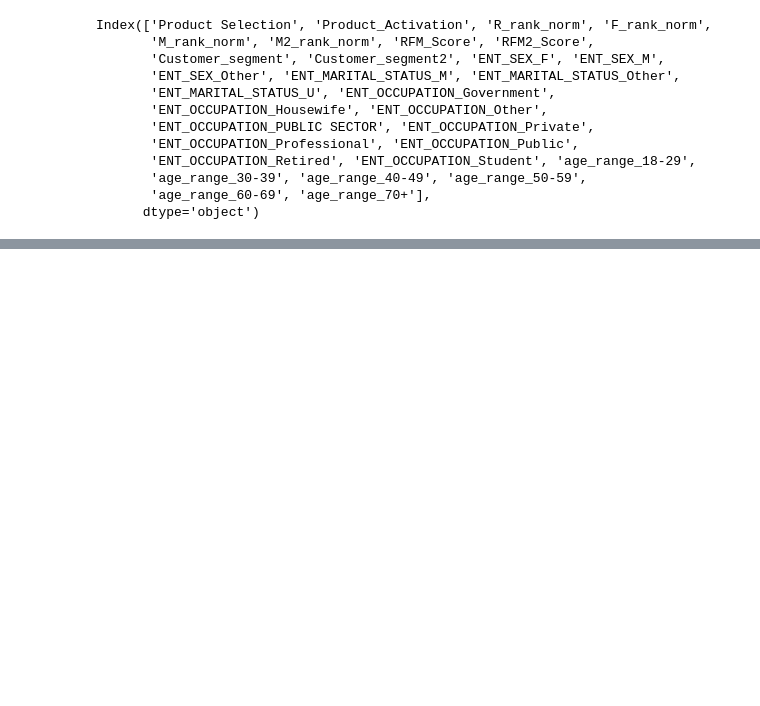
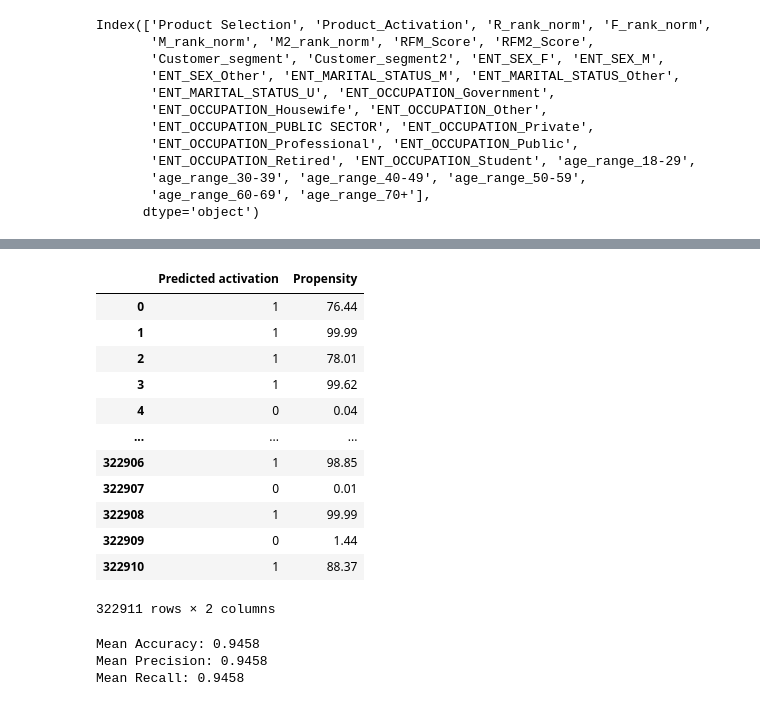
Before and after one commit to vkharatmal/Propensity-score, a Jupyter notebook: Pipelined.ipynb, the cells around one changed output, grey strips where cells are left out. Saved outputs shown, nothing was run; the diff lists cells and outputs as text; code cells hidden in the pictures; blank space fills up the shorter version.

```diff
--- a/Pipelined.ipynb
+++ b/Pipelined.ipynb
@@ -341,0 +385,24 @@ df.shape
+# %%
+propensity=round(pd.DataFrame(lgbm_model.predict_proba(xTe))[1],4)*100
+# %%
+Result=pd.DataFrame(lgbm_model.predict(xTe))
+# %%
+Result['Propensity']=propensity
+# %%
+Result.columns=['Predicted activation','Propensity']
+# %%
+Result
+# %% [output]
+|  | Predicted activation | Propensity |
+| 0 | 1 | 76.44 |
+| 1 | 1 | 99.99 |
+| 2 | 1 | 78.01 |
+| 3 | 1 | 99.62 |
+| 4 | 0 | 0.04 |
+| ... | ... | ... |
+| 322906 | 1 | 98.85 |
+| 322907 | 0 | 0.01 |
+| 322908 | 1 | 99.99 |
+| 322909 | 0 | 1.44 |
+| 322910 | 1 | 88.37 |
+322911 rows × 2 columns
@@ -342,2 +413,10 @@ df.shape
+# %%
+print('Mean Accuracy: %.4f' % np.mean(scores_ori['test_accuracy']))
+print('Mean Precision: %.4f' % np.mean(scores_ori['test_precision_macro']))
+print('Mean Recall: %.4f' % np.mean(scores_ori['test_recall_macro']))
+# %% [output]
+Mean Accuracy: 0.9458
+Mean Precision: 0.9458
+Mean Recall: 0.9458
 # %%
 playsound('/home/vikrant/Downloads/Notification.mp3')
```
Also changed, not shown: parts of 34 cells of this notebook, 1 other file.
